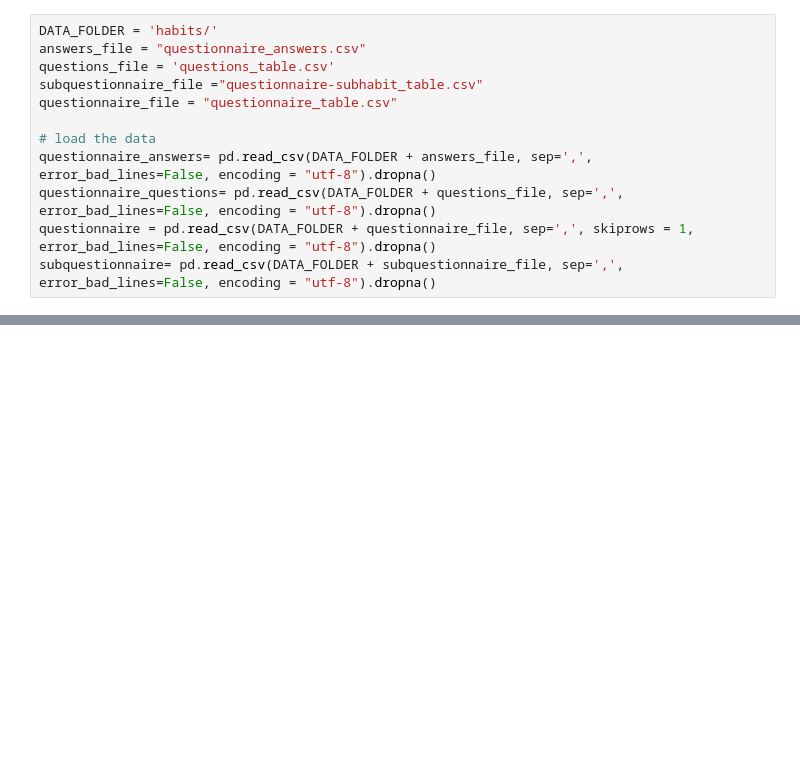
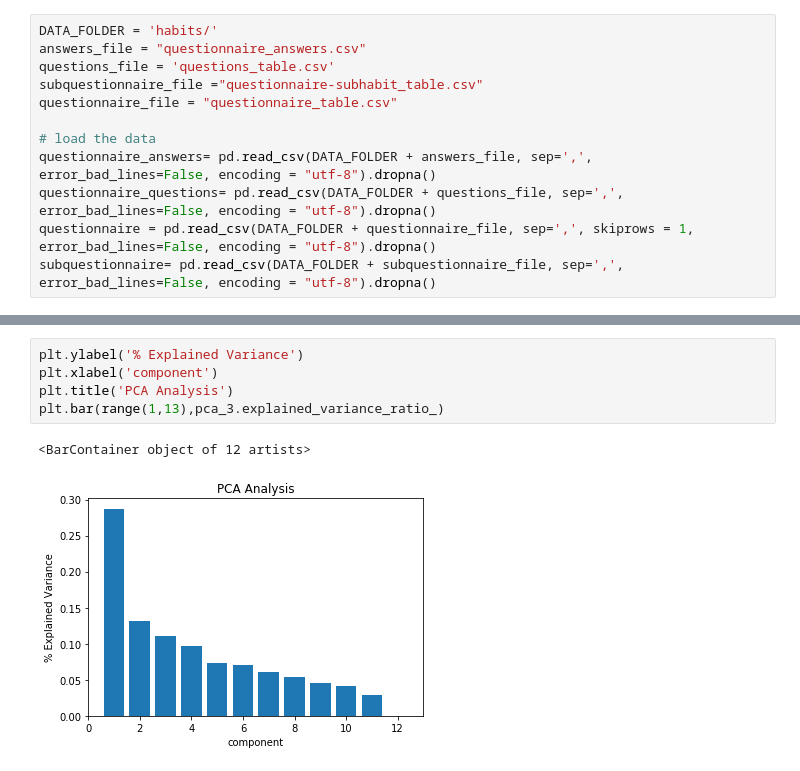
Before and after one commit to MrymZakani/SHS_project, a Jupyter notebook: correlation.ipynb, the cells around one changed output, grey strips where cells are left out. Saved outputs shown, nothing was run; the diff lists cells and outputs as text; blank space fills up the shorter version.

```diff
--- a/correlation.ipynb
+++ b/correlation.ipynb
@@ -246,0 +464,8 @@ Reliability for questionnaire Soutien des enseignant-e-s is: 0.868986747365
+# %%
+plt.ylabel('% Explained Variance')
+plt.xlabel('component')
+plt.title('PCA Analysis')
+plt.bar(range(1,13),pca_3.explained_variance_ratio_)
+# %% [output]
+<BarContainer object of 12 artists>
+[figure, added]
```
Also changed, not shown: parts of 28 cells of this notebook.
